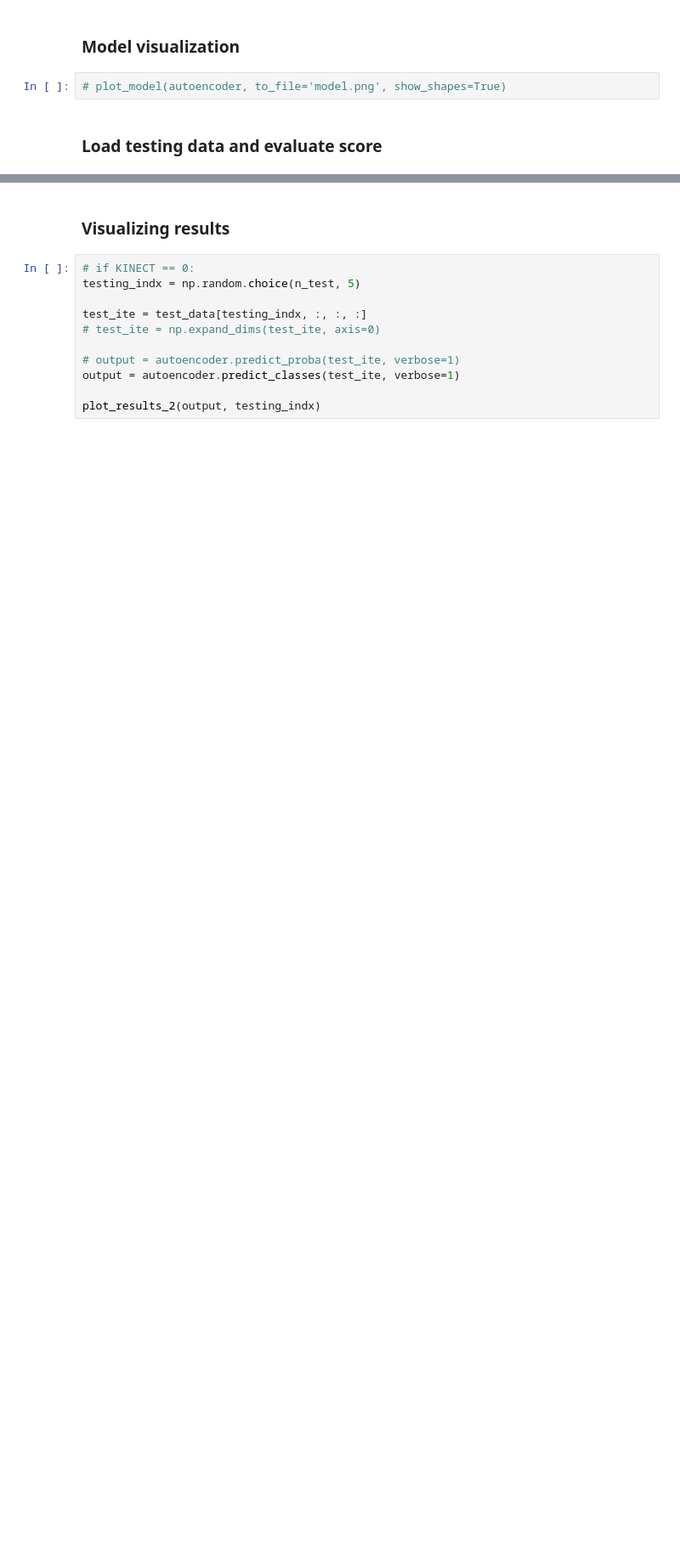
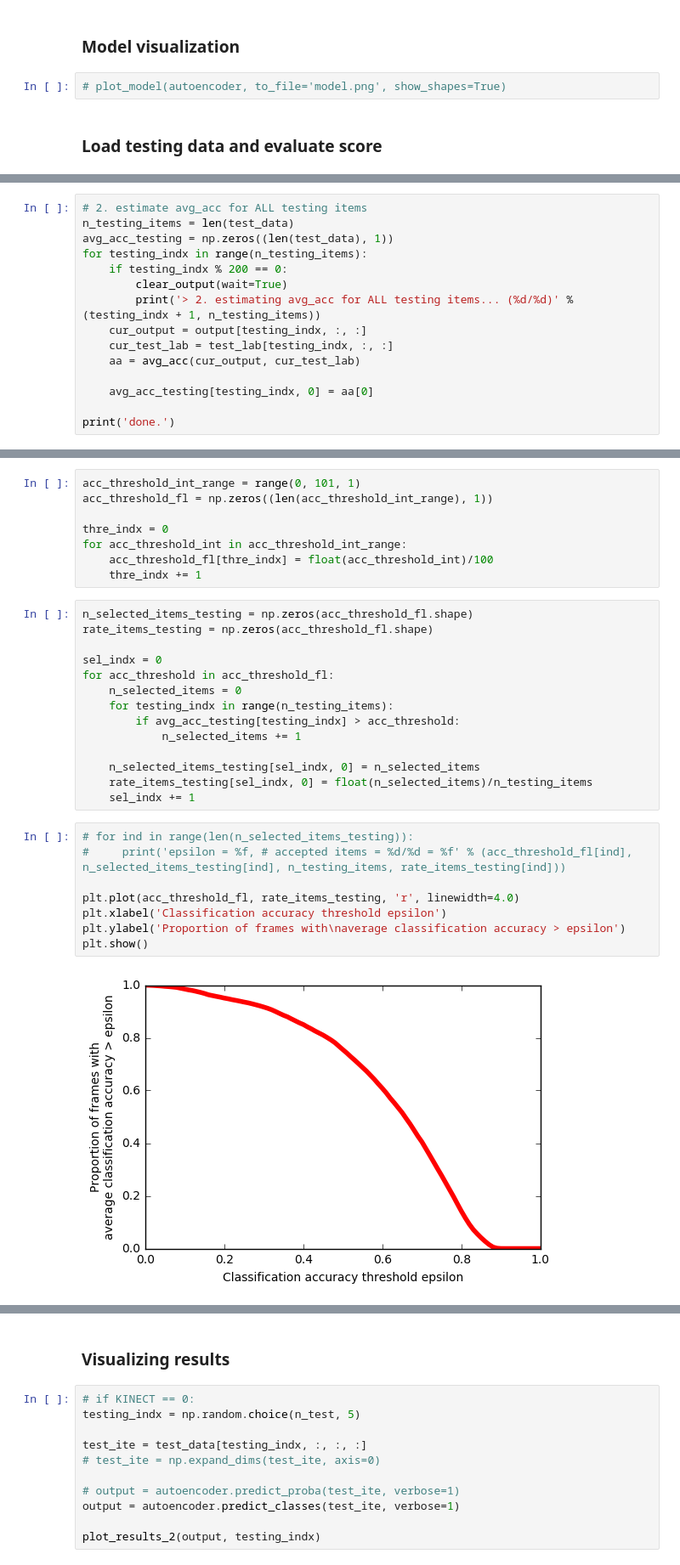
Before and after one commit to nhduong/SegNet, a Jupyter notebook: eight_classes/SegNet_with_adtests_8_classes_original_evaluation_wholedataset_from2classes.ipynb, the cells around one changed output, grey strips where cells are left out. Shown at 85% size. Drawn from its saved outputs; the diff is of its cells as text; blank space fills up the shorter version.

```diff
--- a/eight_classes/SegNet_with_adtests_8_classes_original_evaluation_wholedataset_from2classes.ipynb
+++ b/eight_classes/SegNet_with_adtests_8_classes_original_evaluation_wholedataset_from2classes.ipynb
@@ -737,0 +774,15 @@ Test accuracy: 0.829764065827
+# %%
+# 2. estimate avg_acc for ALL testing items
+n_testing_items = len(test_data)
+avg_acc_testing = np.zeros((len(test_data), 1))
+for testing_indx in range(n_testing_items):
+    if testing_indx % 200 == 0:
+        clear_output(wait=True)
+        print('> 2. estimating avg_acc for ALL testing items... (%d/%d)' % (testing_indx + 1, n_testing_items))
+    cur_output = output[testing_indx, :, :]
+    cur_test_lab = test_lab[testing_indx, :, :]
+    aa = avg_acc(cur_output, cur_test_lab)
+
+    avg_acc_testing[testing_indx, 0] = aa[0]
+
+print('done.')
@@ -737,0 +794,32 @@ Test accuracy: 0.829764065827
+# %%
+acc_threshold_int_range = range(0, 101, 1)
+acc_threshold_fl = np.zeros((len(acc_threshold_int_range), 1))
+
+thre_indx = 0
+for acc_threshold_int in acc_threshold_int_range:
+    acc_threshold_fl[thre_indx] = float(acc_threshold_int)/100
+    thre_indx += 1
+# %%
+n_selected_items_testing = np.zeros(acc_threshold_fl.shape)
+rate_items_testing = np.zeros(acc_threshold_fl.shape)
+
+sel_indx = 0
+for acc_threshold in acc_threshold_fl:
+    n_selected_items = 0
+    for testing_indx in range(n_testing_items):
+        if avg_acc_testing[testing_indx] > acc_threshold:
+            n_selected_items += 1
+
+    n_selected_items_testing[sel_indx, 0] = n_selected_items
+    rate_items_testing[sel_indx, 0] = float(n_selected_items)/n_testing_items
+    sel_indx += 1
+# %%
+# for ind in range(len(n_selected_items_testing)):
+#     print('epsilon = %f, # accepted items = %d/%d = %f' % (acc_threshold_fl[ind], n_selected_items_testing[ind], n_testing_items, rate_items_testing[ind]))
+
+plt.plot(acc_threshold_fl, rate_items_testing, 'r', linewidth=4.0)
+plt.xlabel('Classification accuracy threshold epsilon')
+plt.ylabel('Proportion of frames with\naverage classification accuracy > epsilon')
+plt.show()
+# %% [output]
+[figure, added]
```
Also changed, not shown: parts of 19 cells of this notebook, 1 other file.
